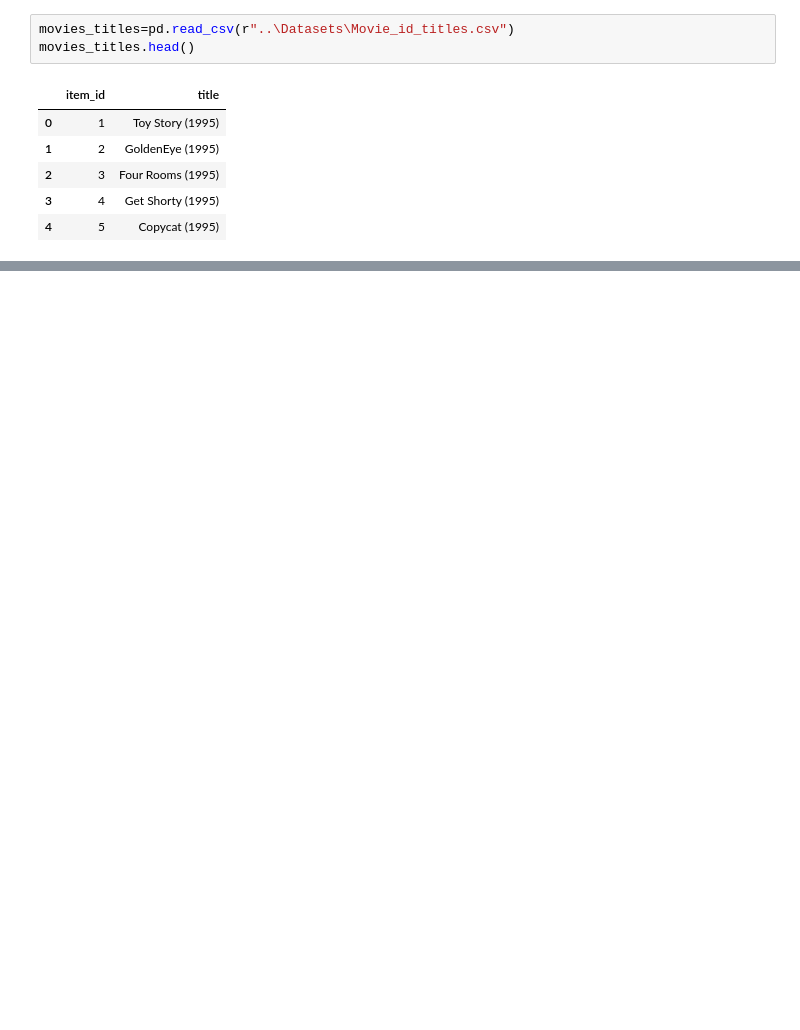
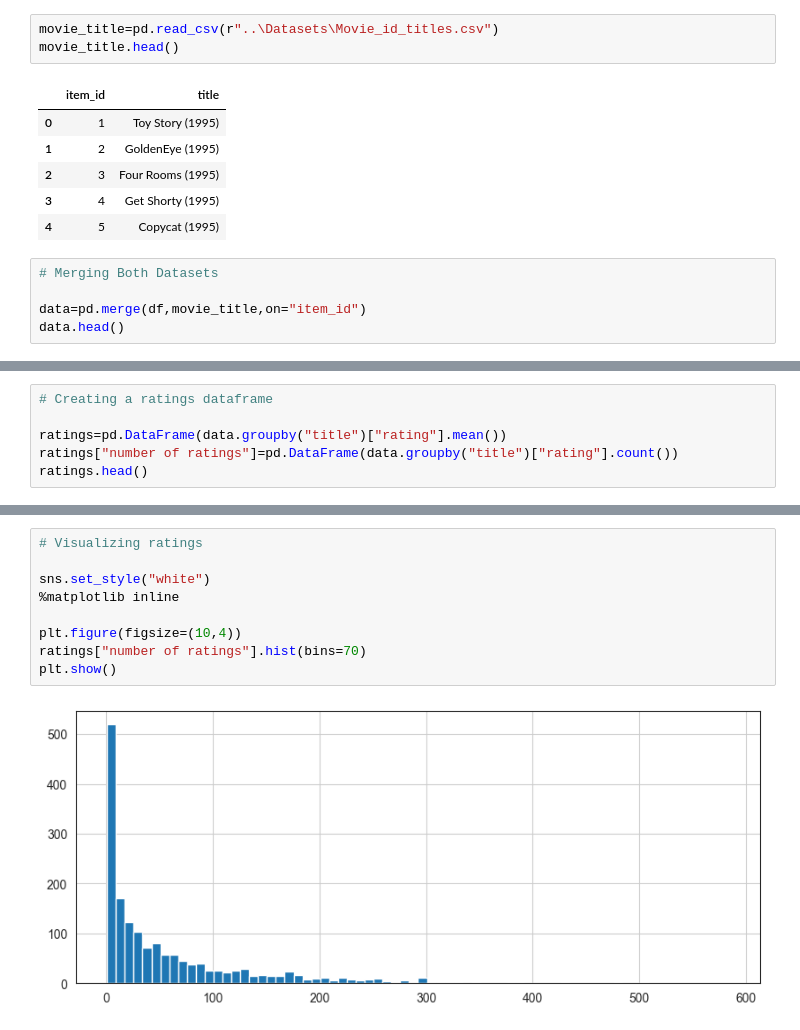
Before and after one commit to Praruj/Machine_learning_portfolio, a Jupyter notebook: Small_projects/movie_recommender.ipynb, the cells around one changed output, grey strips where cells are left out. Cells and saved outputs as stored; diff of their text form; blank space fills up the shorter version.

```diff
--- a/Small_projects/movie_recommender.ipynb
+++ b/Small_projects/movie_recommender.ipynb
@@ -30,8 +30,8 @@ df.head()
 | 3 | 196 | 242 | 3 | 881250949 |
 | 4 | 186 | 302 | 3 | 891717742 |
 # %%
-movies_titles=pd.read_csv(r"..\Datasets\Movie_id_titles.csv")
-movies_titles.head()
+movie_title=pd.read_csv(r"..\Datasets\Movie_id_titles.csv")
+movie_title.head()
 # %% [output]
 |  | item_id | title |
 | 0 | 1 | Toy Story (1995) |
@@ -39,3 +39,8 @@ movies_titles.head()
 | 2 | 3 | Four Rooms (1995) |
 | 3 | 4 | Get Shorty (1995) |
 | 4 | 5 | Copycat (1995) |
+# %%
+# Merging Both Datasets
+
+data=pd.merge(df,movie_title,on="item_id")
+data.head()
@@ -41,0 +67,6 @@ movies_titles.head()
+# %%
+# Creating a ratings dataframe
+
+ratings=pd.DataFrame(data.groupby("title")["rating"].mean())
+ratings["number of ratings"]=pd.DataFrame(data.groupby("title")["rating"].count())
+ratings.head()
@@ -41,0 +81,11 @@ movies_titles.head()
+# %%
+# Visualizing ratings
+
+sns.set_style("white")
+%matplotlib inline
+
+plt.figure(figsize=(10,4))
+ratings["number of ratings"].hist(bins=70)
+plt.show()
+# %% [output]
+[figure, added]
```
Also changed, not shown: parts of 8 cells of this notebook.
